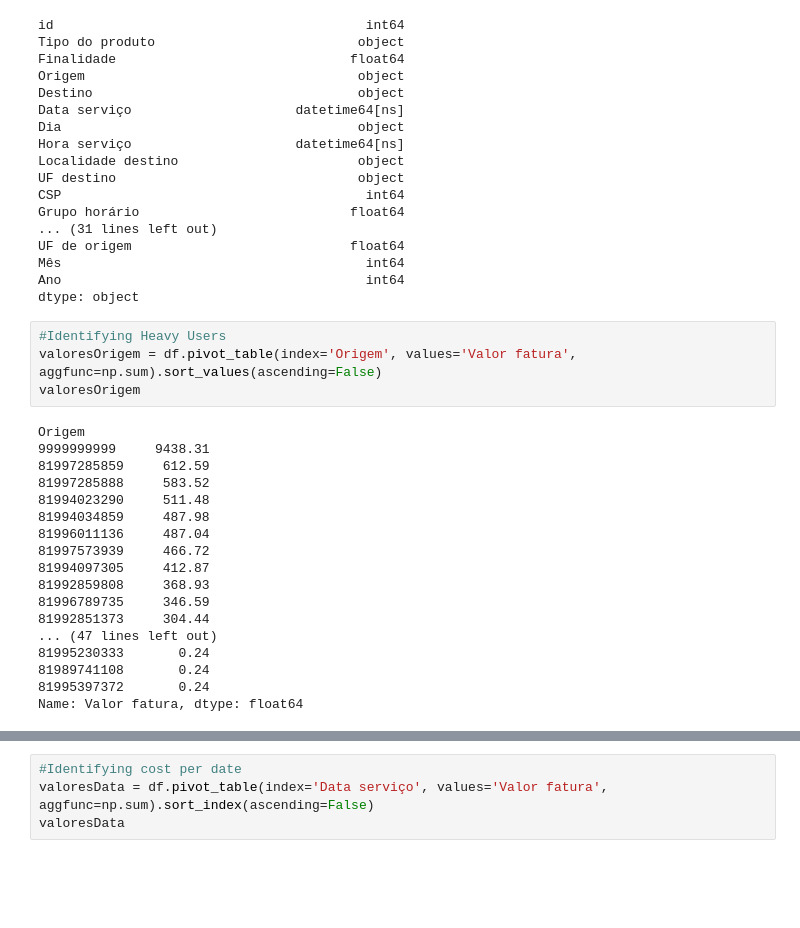
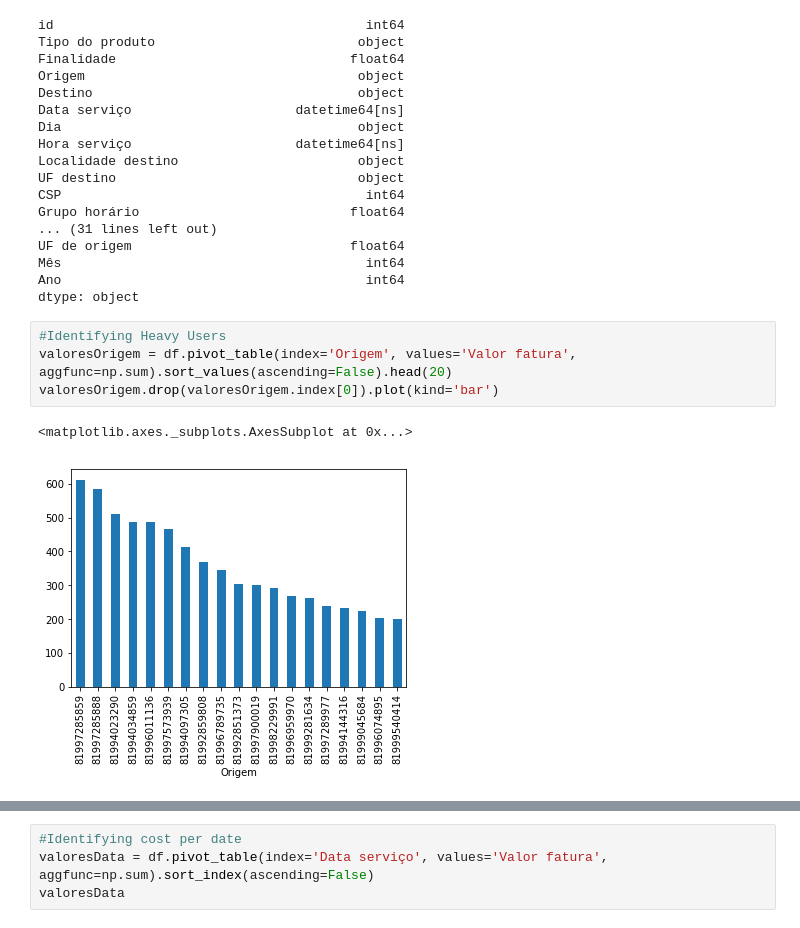
Before and after one commit to victorvilar/bd, a Jupyter notebook: Notebook TCC.ipynb, the cells around one changed output, grey strips where cells are left out. Drawn from its saved outputs; the diff is of its cells as text; blank space fills up the shorter version.

Commit message:
Graphs

```diff
--- a/Notebook TCC.ipynb
+++ b/Notebook TCC.ipynb
@@ -76,25 +77,10 @@ Ano                                       int64
 dtype: object
 # %%
 #Identifying Heavy Users
-valoresOrigem = df.pivot_table(index='Origem', values='Valor fatura', aggfunc=np.sum).sort_values(ascending=False)
-valoresOrigem
+valoresOrigem = df.pivot_table(index='Origem', values='Valor fatura', aggfunc=np.sum).sort_values(ascending=False).head(20)
+valoresOrigem.drop(valoresOrigem.index[0]).plot(kind='bar')
 # %% [output]
-Origem
-9999999999     9438.31
-81997285859     612.59
-81997285888     583.52
-81994023290     511.48
-81994034859     487.98
-81996011136     487.04
-81997573939     466.72
-81994097305     412.87
-81992859808     368.93
-81996789735     346.59
-81992851373     304.44
-... (47 lines left out)
-81995230333       0.24
-81989741108       0.24
-81995397372       0.24
-Name: Valor fatura, dtype: float64
+<matplotlib.axes._subplots.AxesSubplot at 0x...>
+[figure, added]
 # %%
 #Identifying Heavy Destinies
```
Also changed, not shown: parts of 9 cells of this notebook.
